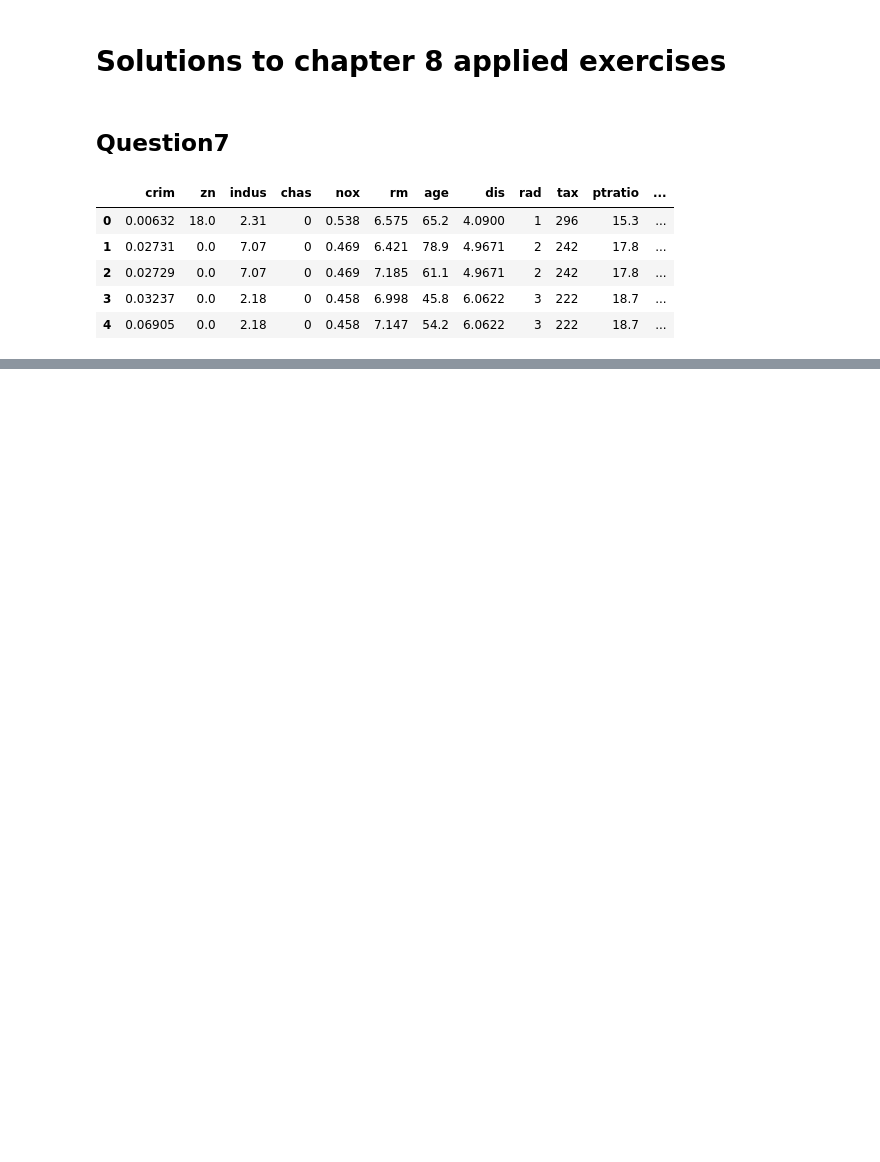
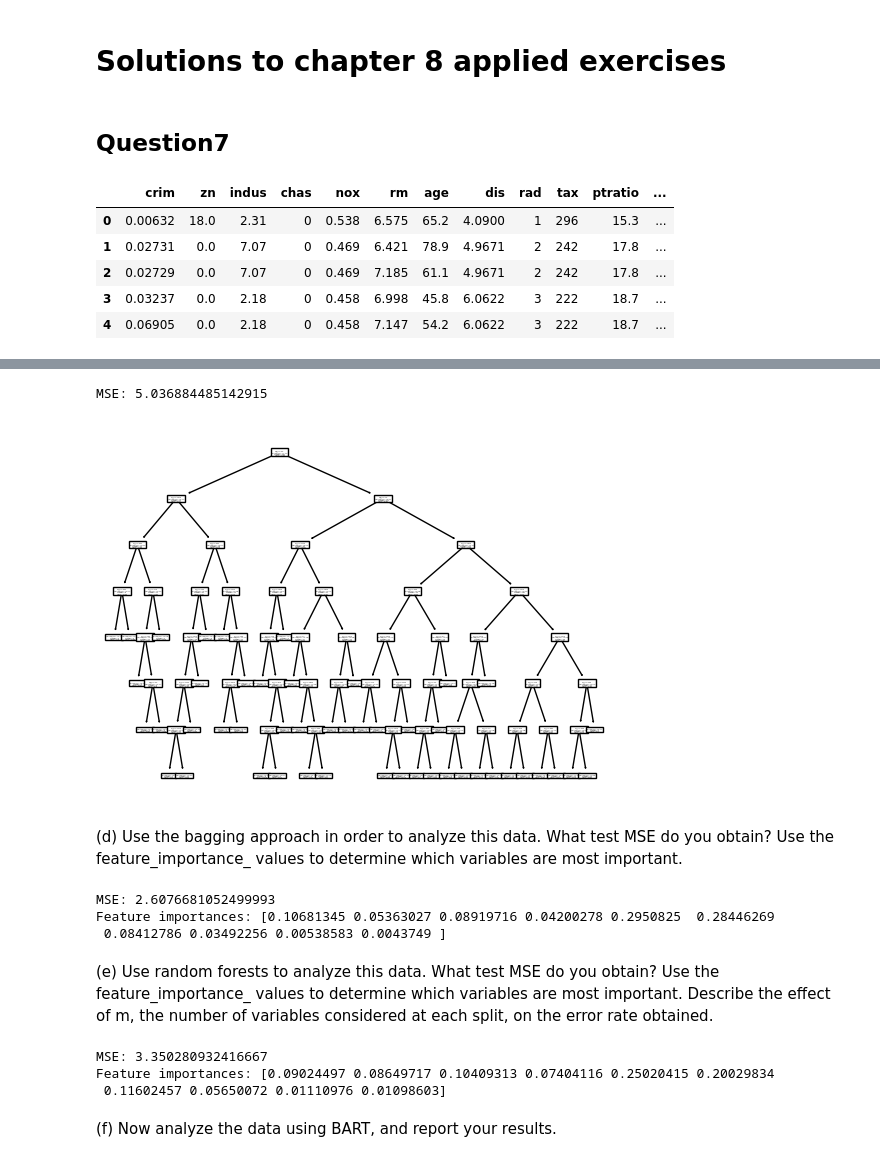
Before and after one commit to Tegelstenen/Introduction-to-Statistical-Learning, a Jupyter notebook: Ch8/solutions.ipynb, the cells around one changed output, grey strips where cells are left out. Saved outputs shown, nothing was run; the diff lists cells and outputs as text; code cells hidden in the pictures; blank space fills up the shorter version.

```diff
--- a/Ch8/solutions.ipynb
+++ b/Ch8/solutions.ipynb
@@ -87,0 +150,17 @@ plt.show()
+# %%
+pipe = Pipeline(steps=[
+    ("scaler", StandardScaler()),
+    ("tree", DecisionTreeRegressor(random_state=1))
+])
+
+param_grid = {
+    "tree__max_depth": range(1, 21),
+    "tree__min_samples_split": range(1, 21)
+}
+
+grid_search = GridSearchCV(pipe, param_grid, cv=5, scoring='neg_mean_squared_error')
+
+grid_search.fit(X_train, y_train)
+
+print("Best parameters:", grid_search.best_params_)
+print("Best CV score:", grid_search.best_score_)
@@ -87,0 +187,37 @@ plt.show()
+# %%
+best_model = DecisionTreeRegressor(max_depth=7, min_samples_split=8, random_state=1)
+best_model.fit(X_train, y_train)
+y_pred = best_model.predict(X_test)
+print(f'MSE: {mean_squared_error(y_test, y_pred)}')
+plot_tree(best_model)
+plt.show()
+# %% [output]
+MSE: 5.036884485142915
+[figure, added]
+# %% [markdown]
+(d) Use the bagging approach in order to analyze this data. What test MSE do you obtain? Use the feature_importance_ values to determine which variables are most important.
+# %%
+tot_features = X_train.shape[1]
+bagging = RandomForestRegressor(max_features=tot_features)
+bagging.fit(X_train, y_train)
+y_pred = bagging.predict(X_test)
+print(f'MSE: {mean_squared_error(y_test, y_pred)}')
+print(f"Feature importances: {bagging.feature_importances_}")
+# %% [output]
+MSE: 2.6076681052499993
+Feature importances: [0.10681345 0.05363027 0.08919716 0.04200278 0.2950825  0.28446269
+ 0.08412786 0.03492256 0.00538583 0.0043749 ]
+# %% [markdown]
+(e) Use random forests to analyze this data. What test MSE do you obtain? Use the feature_importance_ values to determine which variables are most important. Describe the effect of m, the number of variables considered at each split, on the error rate obtained.
+# %%
+model = RandomForestRegressor(max_features=int(np.sqrt(tot_features)), random_state=1)
+model.fit(X_train, y_train)
+y_pred = model.predict(X_test)
+print(f'MSE: {mean_squared_error(y_test, y_pred)}')
+print(f"Feature importances: {model.feature_importances_}")
+# %% [output]
+MSE: 3.350280932416667
+Feature importances: [0.09024497 0.08649717 0.10409313 0.07404116 0.25020415 0.20029834
+ 0.11602457 0.05650072 0.01110976 0.01098603]
+# %% [markdown]
+(f) Now analyze the data using BART, and report your results.
```
Also changed, not shown: parts of 13 cells of this notebook.
